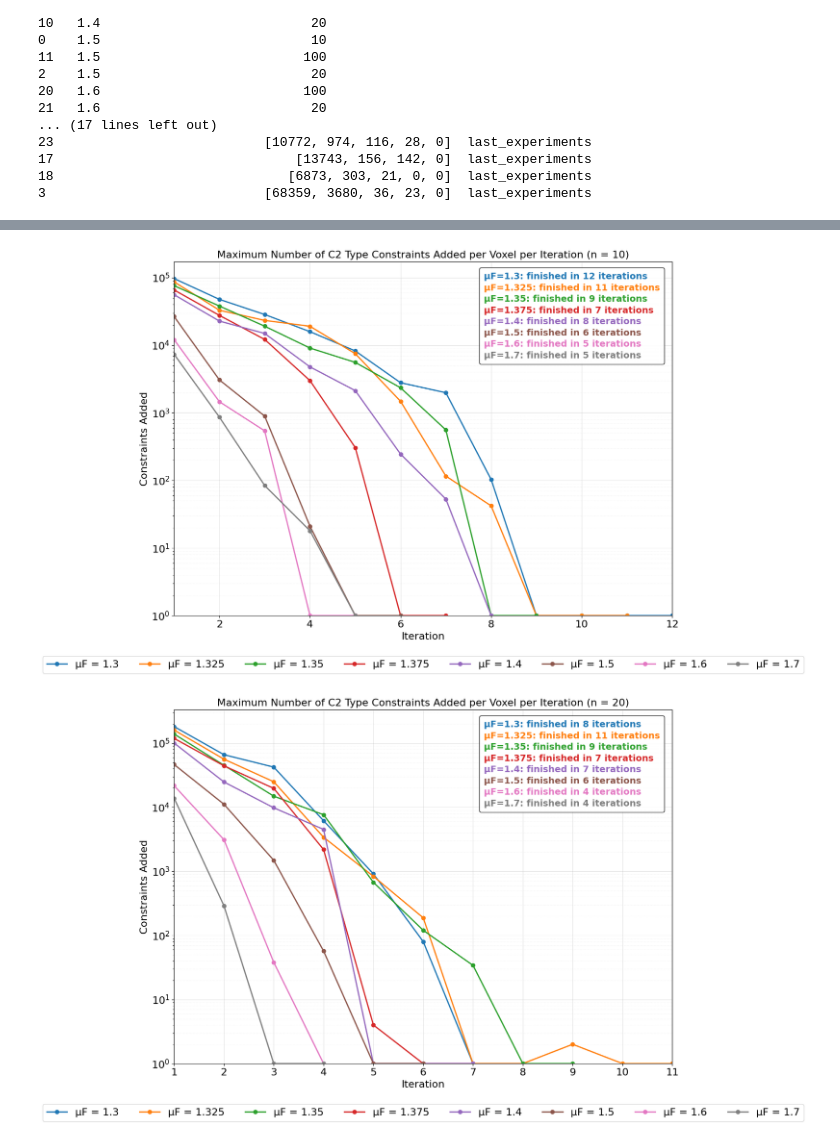
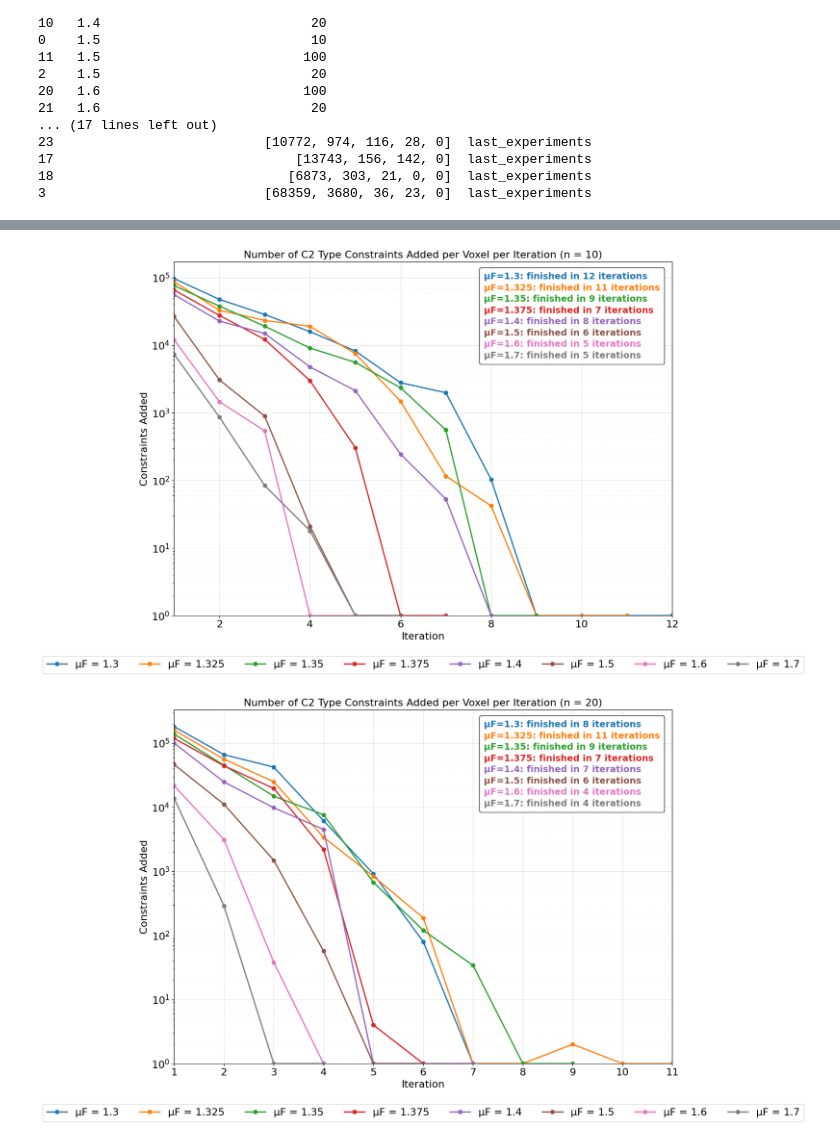
Before and after one commit to JWolloch/RTP, a Jupyter notebook: analysis.ipynb, the cells around one changed output, grey strips where cells are left out. Drawn from its saved outputs; the diff is of its cells as text; code cells hidden in the pictures.

```diff
--- a/analysis.ipynb
+++ b/analysis.ipynb
@@ -493,7 +493,7 @@ for n_val in n_values:
     # Axis setup
     ax.set_xlabel('Iteration', fontsize=16)
     ax.set_ylabel('Constraints Added', fontsize=16)
-    ax.set_title(f'Maximum Number of C1 Type Constraints Added per Voxel per Iteration (n = {n_val})', fontsize=16)
+    ax.set_title(f'Number of C1 Type Constraints Added per Voxel per Iteration (n = {n_val})', fontsize=16)
     ax.set_yscale('log')
     if pos_min_vals:
         ax.set_ylim(bottom=max(1, min(pos_min_vals) * 0.9))
@@ -555,33 +555,33 @@ for n_val in n_values:
     ]
     vbox = VPacker(children=children, align="left", pad=0, sep=4)
     anchored = AnchoredOffsetbox(
         loc='upper right', child=vbox, pad=0.4, borderpad=0.4,
         bbox_to_anchor=(0.985, 0.985), bbox_transform=ax.transAxes, frameon=True
     )
     anchored.patch.set_facecolor('white')
     anchored.patch.set_edgecolor('black')
     anchored.patch.set_alpha(0.9)
     anchored.patch.set_boxstyle("round,pad=0.3")
     ax.add_artist(anchored)
 
     # Axis setup
     ax.set_xlabel('Iteration', fontsize=16)
     ax.set_ylabel('Constraints Added', fontsize=16)
-    ax.set_title(f'Maximum Number of C2 Type Constraints Added per Voxel per Iteration (n = {n_val})', fontsize=16)
+    ax.set_title(f'Number of C2 Type Constraints Added per Voxel per Iteration (n = {n_val})', fontsize=16)
     ax.set_yscale('log')
     if pos_min_vals:
         ax.set_ylim(bottom=max(1, min(pos_min_vals) * 0.9))
     ax.grid(True, which='major', alpha=0.35)
     ax.grid(True, which='minor', alpha=0.15, linestyle=':')
     ax.xaxis.set_major_locator(MaxNLocator(integer=True))
     ax.set_xlim(left=1, right=max_len)
     ax.legend(fontsize=16, loc='upper center', bbox_to_anchor=(0.5, -0.1), ncol=len(mu_F_values))
 
     plt.xticks(fontsize=16)
     plt.yticks(fontsize=16)
     plt.savefig(f'plots/c2_constraints_added_per_iteration_n_{n_val}.png',
                 bbox_inches='tight', pad_inches=0.1)
     plt.show()
 # %% [output]
-[figure, old version]
+[figure, new version]
-[figure, old version]
+[figure, new version]
```
Also changed, not shown: parts of 3 cells of this notebook, 9 other files.
